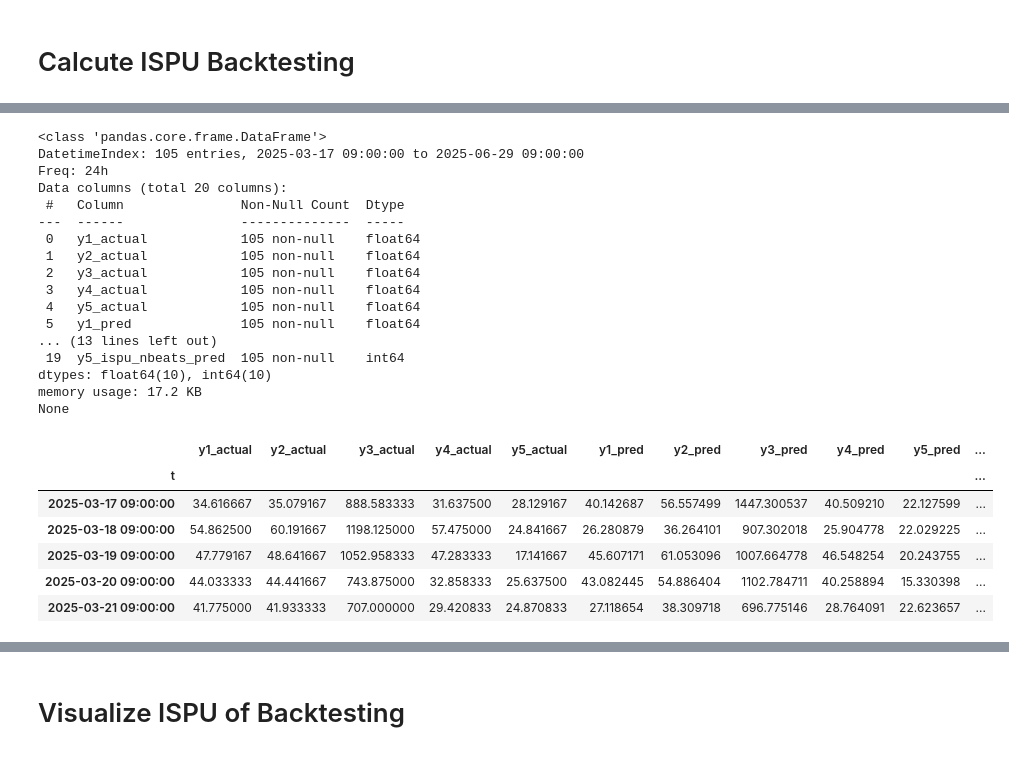
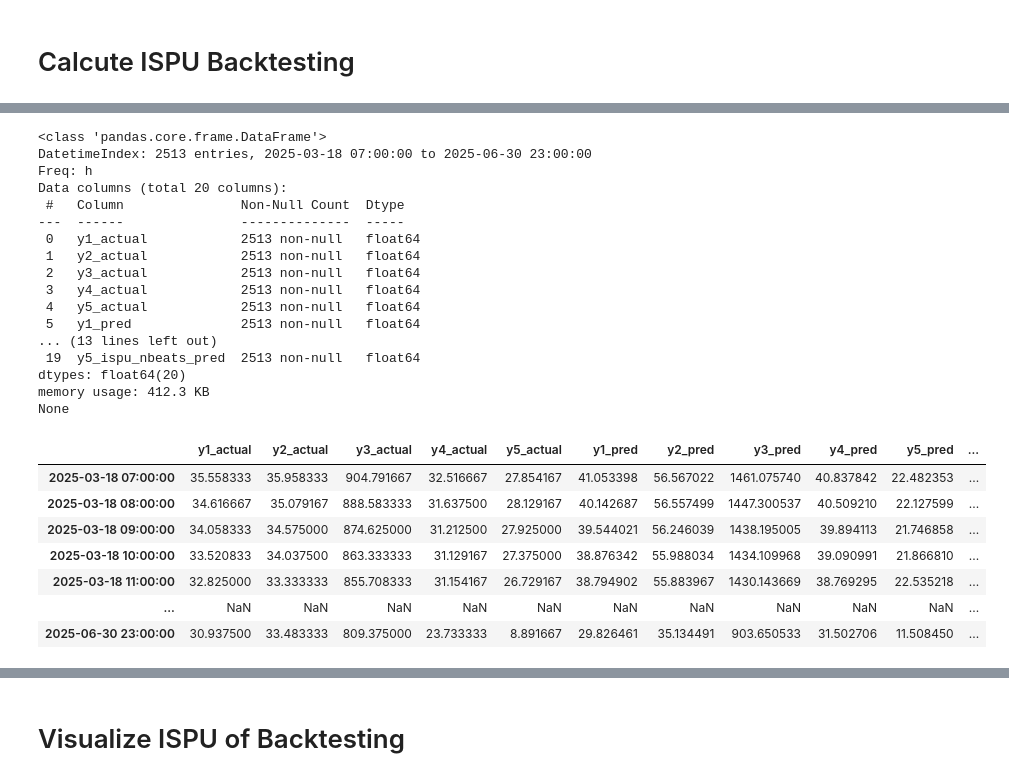
Before and after one commit to dendraap/thesis, a Jupyter notebook: notebooks/ISPU.ipynb, the cells around one changed output, grey strips where cells are left out. Drawn from its saved outputs; the diff is of its cells as text; code cells hidden in the pictures.

```diff
--- a/notebooks/ISPU.ipynb
+++ b/notebooks/ISPU.ipynb
@@ -239,23 +284,30 @@ def calculate_ispu(Xx, breakpoints):
 for pollutant in ['y1', 'y2', 'y3', 'y4', 'y5']:
 
     # Calculate ISPU for actual data
-    tft_daily[f'{pollutant}_ispu_actual'] = (
-        tft_daily[f'{pollutant}_actual']
+    tft_rolling[f'{pollutant}_ispu_actual'] = (
+        tft_rolling[f'{pollutant}_actual']
         .apply(lambda x:
                calculate_ispu(x, breakpoints[pollutant])
-              )
+        )
     )
 
     # Calculate ISPU for TFT backtesting results
-    tft_daily[f'{pollutant}_ispu_tft_pred'] = (
-        tft_daily[f'{pollutant}_pred']
+    tft_rolling[f'{pollutant}_ispu_tft_pred'] = (
+        tft_rolling[f'{pollutant}_pred']
         .apply(lambda x:
               calculate_ispu(x, breakpoints[pollutant])
-              )
+        )
     )
 
-# Check results
-print(tft_daily.info())
-tft_daily.head()
+# Remove NaN values
+tft_rolling = tft_rolling.dropna()
+
+# Check
+print(tft_rolling.info())
+pd.concat([
+    tft_rolling.head(5),
+    pd.DataFrame(index=['...']),
+    tft_rolling.tail(1)
+])
 # %% [output]
 <class 'pandas.core.frame.DataFrame'>
@@ -285,51 +338,59 @@ None
 # %%
 # Calculate Actual and N-BEATS Backtesting Results
 for pollutant in ['y1', 'y2', 'y3', 'y4', 'y5']:
 
     # Calculate ISPU for actual data
-    nbeats_daily[f'{pollutant}_ispu_actual'] = (
-        nbeats_daily[f'{pollutant}_actual']
+    nbeats_rolling[f'{pollutant}_ispu_actual'] = (
+        nbeats_rolling[f'{pollutant}_actual']
         .apply(lambda x:
                calculate_ispu(x, breakpoints[pollutant])
               )
     )
 
     # Calculate ISPU for TFT backtesting results
-    nbeats_daily[f'{pollutant}_ispu_nbeats_pred'] = (
-        nbeats_daily[f'{pollutant}_pred']
+    nbeats_rolling[f'{pollutant}_ispu_nbeats_pred'] = (
+        nbeats_rolling[f'{pollutant}_pred']
         .apply(lambda x:
               calculate_ispu(x, breakpoints[pollutant])
               )
     )
 
+# Remove NaN values
+nbeats_rolling = nbeats_rolling.dropna()
+
 # Check results
-print(nbeats_daily.info())
-nbeats_daily.head()
+print(nbeats_rolling.info())
+pd.concat([
+    nbeats_rolling.head(5),
+    pd.DataFrame(index=['...']),
+    nbeats_rolling.tail(1)
+])
 # %% [output]
 <class 'pandas.core.frame.DataFrame'>
-DatetimeIndex: 105 entries, 2025-03-17 09:00:00 to 2025-06-29 09:00:00
-Freq: 24h
+DatetimeIndex: 2513 entries, 2025-03-18 07:00:00 to 2025-06-30 23:00:00
+Freq: h
 Data columns (total 20 columns):
  #   Column               Non-Null Count  Dtype
 ---  ------               --------------  -----
- 0   y1_actual            105 non-null    float64
- 1   y2_actual            105 non-null    float64
- 2   y3_actual            105 non-null    float64
- 3   y4_actual            105 non-null    float64
- 4   y5_actual            105 non-null    float64
- 5   y1_pred              105 non-null    float64
+ 0   y1_actual            2513 non-null   float64
+ 1   y2_actual            2513 non-null   float64
+ 2   y3_actual            2513 non-null   float64
+ 3   y4_actual            2513 non-null   float64
+ 4   y5_actual            2513 non-null   float64
+ 5   y1_pred              2513 non-null   float64
 ... (13 lines left out)
- 19  y5_ispu_nbeats_pred  105 non-null    int64
-dtypes: float64(10), int64(10)
-memory usage: 17.2 KB
+ 19  y5_ispu_nbeats_pred  2513 non-null   float64
+dtypes: float64(20)
+memory usage: 412.3 KB
 None
 |  | y1_actual | y2_actual | y3_actual | y4_actual | y5_actual | y1_pred | y2_pred | y3_pred | y4_pred | y5_pred | ... |
-| t |  |  |  |  |  |  |  |  |  |  | ... |
-| 2025-03-17 09:00:00 | 34.616667 | 35.079167 | 888.583333 | 31.637500 | 28.129167 | 40.142687 | 56.557499 | 1447.300537 | 40.509210 | 22.127599 | ... |
-| 2025-03-18 09:00:00 | 54.862500 | 60.191667 | 1198.125000 | 57.475000 | 24.841667 | 26.280879 | 36.264101 | 907.302018 | 25.904778 | 22.029225 | ... |
-| 2025-03-19 09:00:00 | 47.779167 | 48.641667 | 1052.958333 | 47.283333 | 17.141667 | 45.607171 | 61.053096 | 1007.664778 | 46.548254 | 20.243755 | ... |
-| 2025-03-20 09:00:00 | 44.033333 | 44.441667 | 743.875000 | 32.858333 | 25.637500 | 43.082445 | 54.886404 | 1102.784711 | 40.258894 | 15.330398 | ... |
-| 2025-03-21 09:00:00 | 41.775000 | 41.933333 | 707.000000 | 29.420833 | 24.870833 | 27.118654 | 38.309718 | 696.775146 | 28.764091 | 22.623657 | ... |
+| 2025-03-18 07:00:00 | 35.558333 | 35.958333 | 904.791667 | 32.516667 | 27.854167 | 41.053398 | 56.567022 | 1461.075740 | 40.837842 | 22.482353 | ... |
+| 2025-03-18 08:00:00 | 34.616667 | 35.079167 | 888.583333 | 31.637500 | 28.129167 | 40.142687 | 56.557499 | 1447.300537 | 40.509210 | 22.127599 | ... |
+| 2025-03-18 09:00:00 | 34.058333 | 34.575000 | 874.625000 | 31.212500 | 27.925000 | 39.544021 | 56.246039 | 1438.195005 | 39.894113 | 21.746858 | ... |
+| 2025-03-18 10:00:00 | 33.520833 | 34.037500 | 863.333333 | 31.129167 | 27.375000 | 38.876342 | 55.988034 | 1434.109968 | 39.090991 | 21.866810 | ... |
+| 2025-03-18 11:00:00 | 32.825000 | 33.333333 | 855.708333 | 31.154167 | 26.729167 | 38.794902 | 55.883967 | 1430.143669 | 38.769295 | 22.535218 | ... |
+| ... | NaN | NaN | NaN | NaN | NaN | NaN | NaN | NaN | NaN | NaN | ... |
+| 2025-06-30 23:00:00 | 30.937500 | 33.483333 | 809.375000 | 23.733333 | 8.891667 | 29.826461 | 35.134491 | 903.650533 | 31.502706 | 11.508450 | ... |
 # %%
 # Merge ISPU actual, ISPU TFT, and ISPU N-BEATS
 ispu_df = (
```
Also changed, not shown: parts of 23 cells of this notebook, 14 other files.
